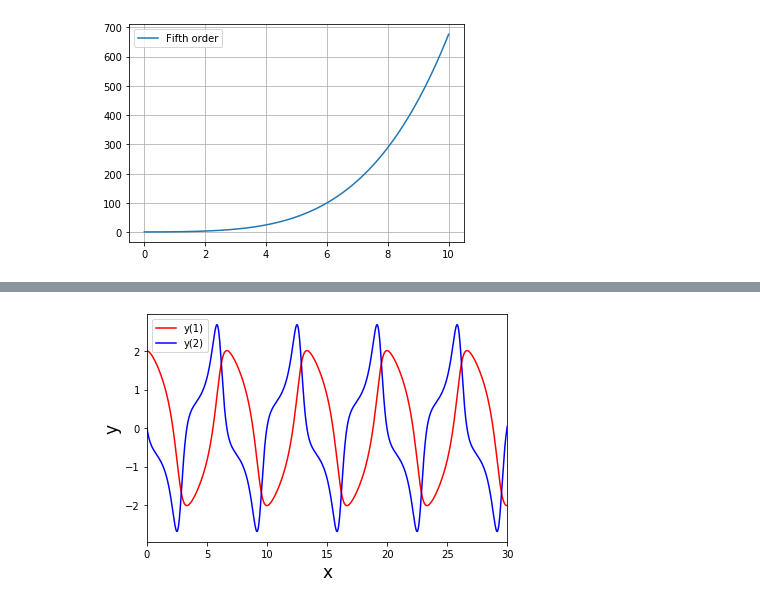
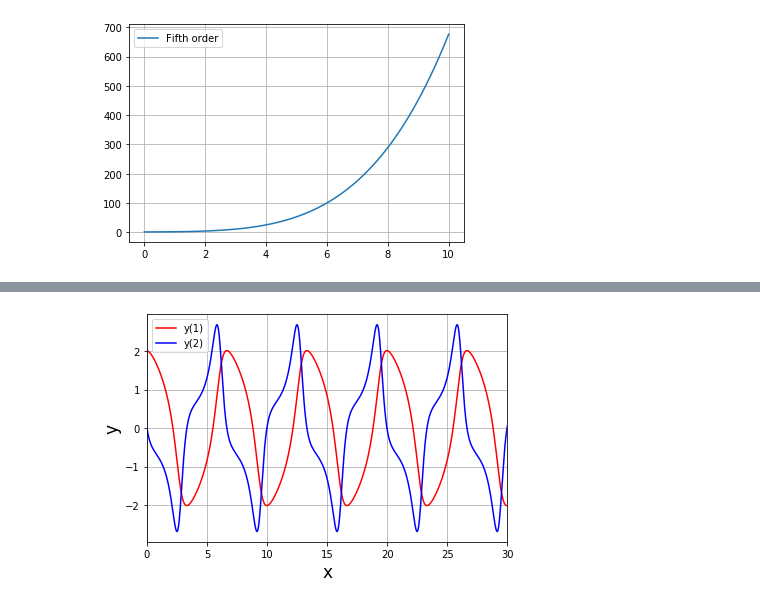
Before and after one commit to CFP106022272/Neuronal-Dynamics, a Jupyter notebook: Runge-Kutta-Merson Method.ipynb, the cells around one changed output, grey strips where cells are left out. Cells and saved outputs as stored; diff of their text form; code cells hidden in the pictures.

```diff
--- a/Runge-Kutta-Merson Method.ipynb
+++ b/Runge-Kutta-Merson Method.ipynb
@@ -167,31 +340,32 @@ def myFunc(x, y):
     dy[1] = a*(1 - y[0]**2)*y[1] - y[0]   # ODE function y"(t)
     return dy
 
 #---------------------------
 
 h = 0.01
 x = np.array([0.0, 30.0])   #time range
 yinit = np.array([2.0, 0.0])   #initial conditions[y(t),y'(t)]
 
 
 [ts, ys] = RKM5thOrder('myFunc', yinit, x, h)
 
 node = len(yinit)
 ys1 = ys[0::node]   #y(t) solution
 ys2 = ys[1::node]   #y'(t) slope
 
 
 
 plt.plot(ts, ys1, 'r')
 plt.plot(ts, ys2, 'b')
 plt.xlim(x[0], x[1])
 plt.legend(["y(1)", "y(2)"], loc=2)
 plt.xlabel('x', fontsize=17)
 plt.ylabel('y', fontsize=17)
 plt.tight_layout()
+plt.grid('on')
 plt.show()
 
 #Uncomment the following to print the figure:
 #plt.savefig('Fig_ex7_RK4th.png', dpi=600)
 # %% [output]
-[figure, old version]
+[figure, new version]
```
Also changed, not shown: parts of 1 cell of this notebook.
